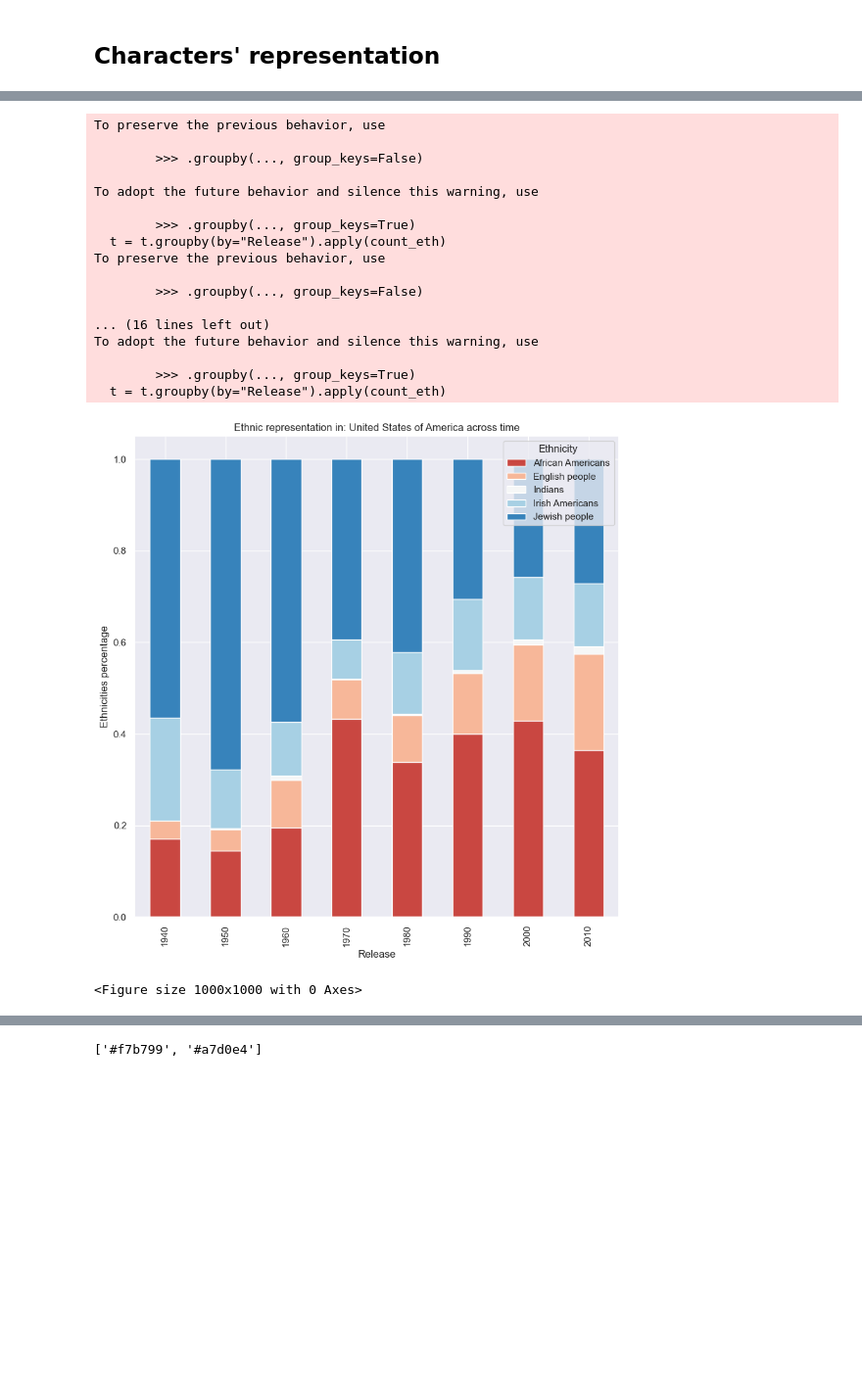
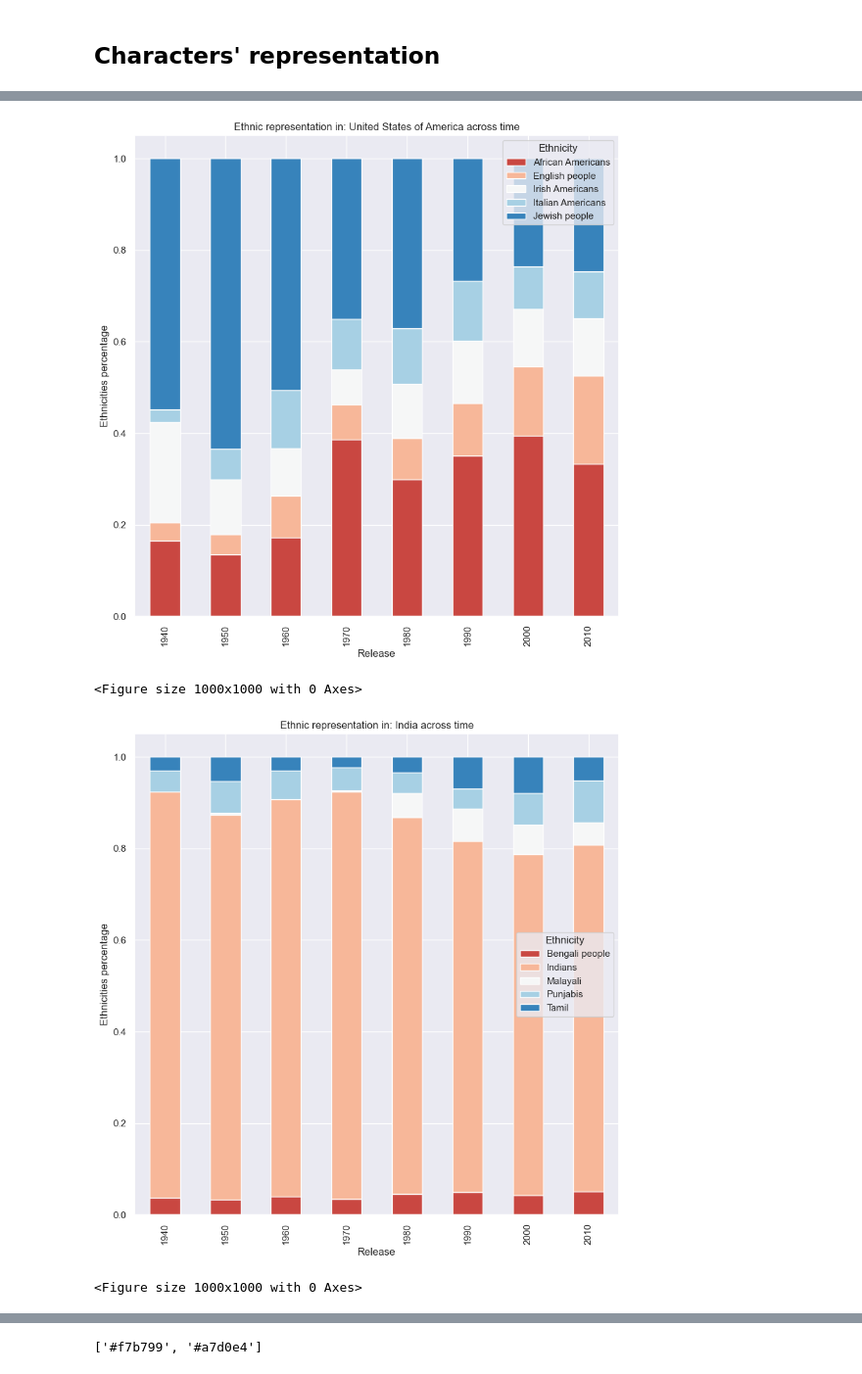
Before and after one commit to epfl-ada/ada-2022-project-rlab, a Jupyter notebook: finalNotebook.ipynb, the cells around one changed output, grey strips where cells are left out. Shown at 98% size. Saved outputs shown, nothing was run; the diff lists cells and outputs as text; code cells hidden in the pictures; blank space fills up the shorter version.

```diff
--- a/finalNotebook.ipynb
+++ b/finalNotebook.ipynb
@@ -254,40 +299,25 @@ def count_eth(x):
 # %%
-# Generate plot of people of : Ethnic representation accros time
+# Generate plot of people of : Ethnic representation accross time
 sns.set_palette(sns.color_palette("RdBu",5))
 
 tmp = charac_group
 # Keep only the top 5 ethnicities
-tmp = tmp[tmp["Ethnicity"].isin(tmp["Ethnicity"].value_counts().nlargest(5).index)]
 tmp = tmp[tmp["Release"].apply(lambda x: x>1940)]
 for name in ["United States of America", "India", "France", "United Kingdom"]:
     t  = tmp[tmp["Countries"].apply(lambda x: any(e==name for e in x))]
+    t= t[t["Ethnicity"].isin(t["Ethnicity"].value_counts().nlargest(5).index)]
     # Count the number of characters in each subgroup having same: ethnicity and release date
     t=t.groupby(by=["Ethnicity", "Release"]).count().reset_index().rename(columns = {"Countries": "Count"})
 
     t = t.groupby(by="Release").apply(count_eth)
     t = t.pivot_table(index = 'Release', columns='Ethnicity', values='Count', aggfunc='mean', fill_value=0)
     # Group by decade
     t.groupby((t.index//10)*10).mean().plot(kind = 'bar', stacked = True)
     plt.ylabel("Ethnicities percentage")
     plt.title(f'Ethnic representation in: {name} across time')
     plt.figure()
 # %% [output]
+[figure, new version]
-To preserve the previous behavior, use
-
-        >>> .groupby(..., group_keys=False)
-
-To adopt the future behavior and silence this warning, use
-
-        >>> .groupby(..., group_keys=True)
-  t = t.groupby(by="Release").apply(count_eth)
-To preserve the previous behavior, use
-
-        >>> .groupby(..., group_keys=False)
-
-... (16 lines left out)
-To adopt the future behavior and silence this warning, use
-
-        >>> .groupby(..., group_keys=True)
-  t = t.groupby(by="Release").apply(count_eth)
+<Figure size 1000x1000 with 0 Axes>
-[figure, old version]
+[figure, new version]
 <Figure size 1000x1000 with 0 Axes>
```
Also changed, not shown: parts of 34 cells of this notebook.
